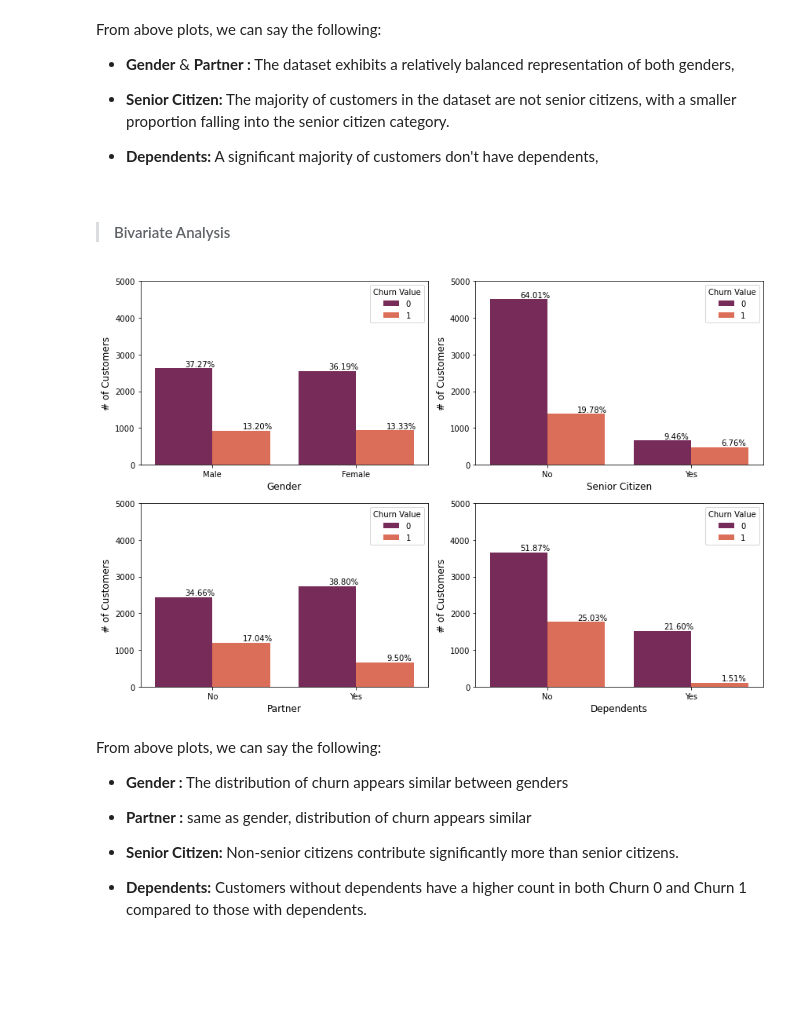
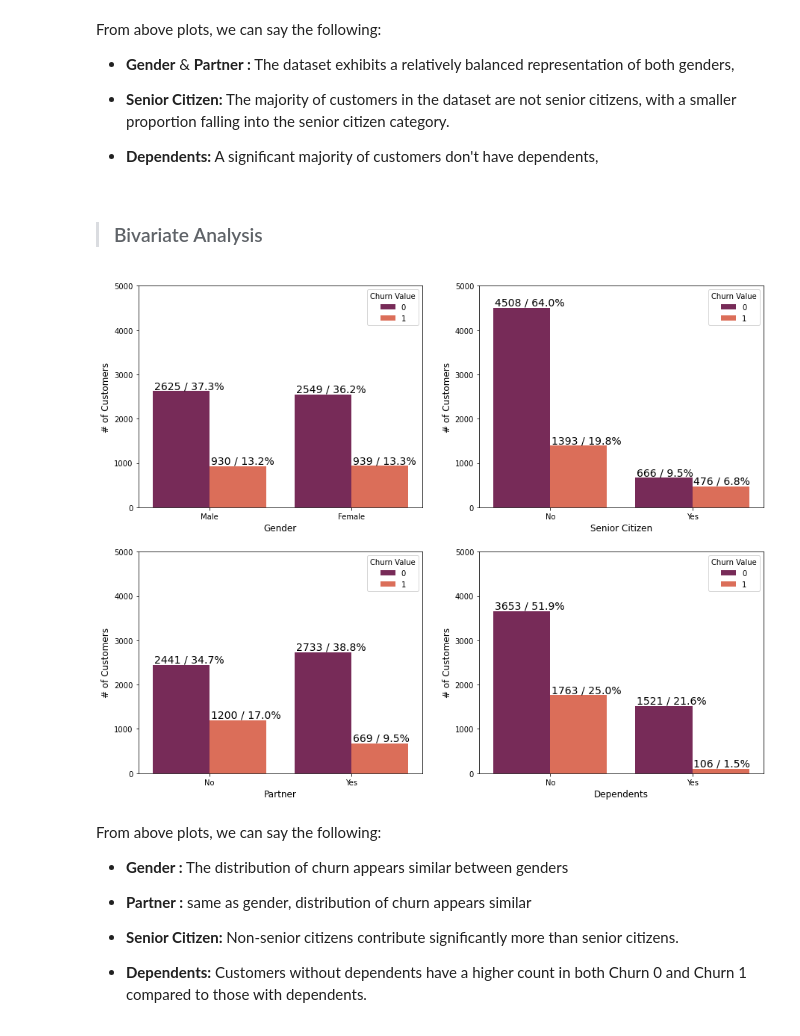
Before and after one commit to yosra-Mahjoub/Customer-Churn-Prediction-in-Telecom, a Jupyter notebook: Customer Churn Prediction.ipynb, the cells around one changed output. Cells and saved outputs as stored; diff of their text form; code cells hidden in the pictures; blank space fills up the shorter version.

```diff
--- a/Customer Churn Prediction.ipynb
+++ b/Customer Churn Prediction.ipynb
@@ -170,3 +191,3 @@ df[['Churn Label','Churn Value']].duplicated(keep=False).sum()
 # %%
-features = ['Gender', 'Senior Citizen', 'Partner', 'Dependents']
+demographic = ['Gender', 'Senior Citizen', 'Partner', 'Dependents']
 # %% [markdown]
@@ -177,19 +198,18 @@ num_cols = 2
 
 fig, axes = plt.subplots(num_rows, num_cols, figsize=(16, 12))
 
-for i, feature in enumerate(features):
+for i, feature in enumerate(demographic):
     row = i // num_cols
     col = i % num_cols
 
     sns.countplot(data=df, x=feature, palette='rocket', ax=axes[row, col])
 
-    axes[row, col].set_xlabel(feature, fontsize=16)
-    axes[row, col].set_ylabel("# of Customers", fontsize=16)
+    axes[row, col].set_xlabel(feature, fontsize=14)
+    axes[row, col].set_ylabel("# of Customers", fontsize=14)
     axes[row, col].set_ylim(0, 6500)
 
     for p in axes[row, col].patches:
-        axes[row, col].annotate((p.get_height()), (p.get_x() + 0.25, p.get_height() + 50),fontsize=16)
+        axes[row, col].annotate((p.get_height()), (p.get_x() + 0.25, p.get_height() + 100),fontsize=14)
 
-plt.tight_layout()
 plt.show()
 # %% [output]
@@ -203,37 +223,34 @@ From above plots, we can say the following:
 
 - **Dependents:** A significant majority of customers don't have dependents,
 # %% [markdown]
-> #### Bivariate Analysis
+> ### Bivariate Analysis
 # %%
 num_rows = 2
 num_cols = 2
 
-fig, axes = plt.subplots(num_rows, num_cols, figsize=(12, 8))
-for i, feature in enumerate(features):
+fig, axes = plt.subplots(num_rows, num_cols, figsize=(15, 12))
+for i, feature in enumerate(demographic):
     row = i // num_cols
     col = i % num_cols
 
     sns.countplot(data=df, x=feature, hue="Churn Value", palette='rocket', ax=axes[row, col])
 
     axes[row, col].set_xlabel(feature, fontsize=12)
     axes[row, col].set_ylabel("# of Customers", fontsize=12)
     axes[row, col].set_ylim(0, 5000)
 
     total_height = 0
     for p in axes[row, col].patches:
         total_height += p.get_height()
 
     for p in axes[row, col].patches:
-        percentage = (p.get_height() / total_height) * 100
-        axes[row, col].annotate(f"{percentage:.2f}%", (p.get_x() + 0.1, p.get_height() + 50))
-    counts = df.groupby([feature, 'Churn Value']).size().unstack().fillna(0)
+        axes[row, col].annotate(f'{p.get_height()} / {p.get_height() / total_height * 100:2.1f}%', (p.get_x() + 0.01, p.get_height() + 50),fontsize=14)
 
 
 
-plt.tight_layout()
 plt.show()
 # %% [output]
-[figure, old version]
+[figure, new version]
 # %% [markdown]
 From above plots, we can say the following:
 
```
Also changed, not shown: parts of 56 cells of this notebook.
